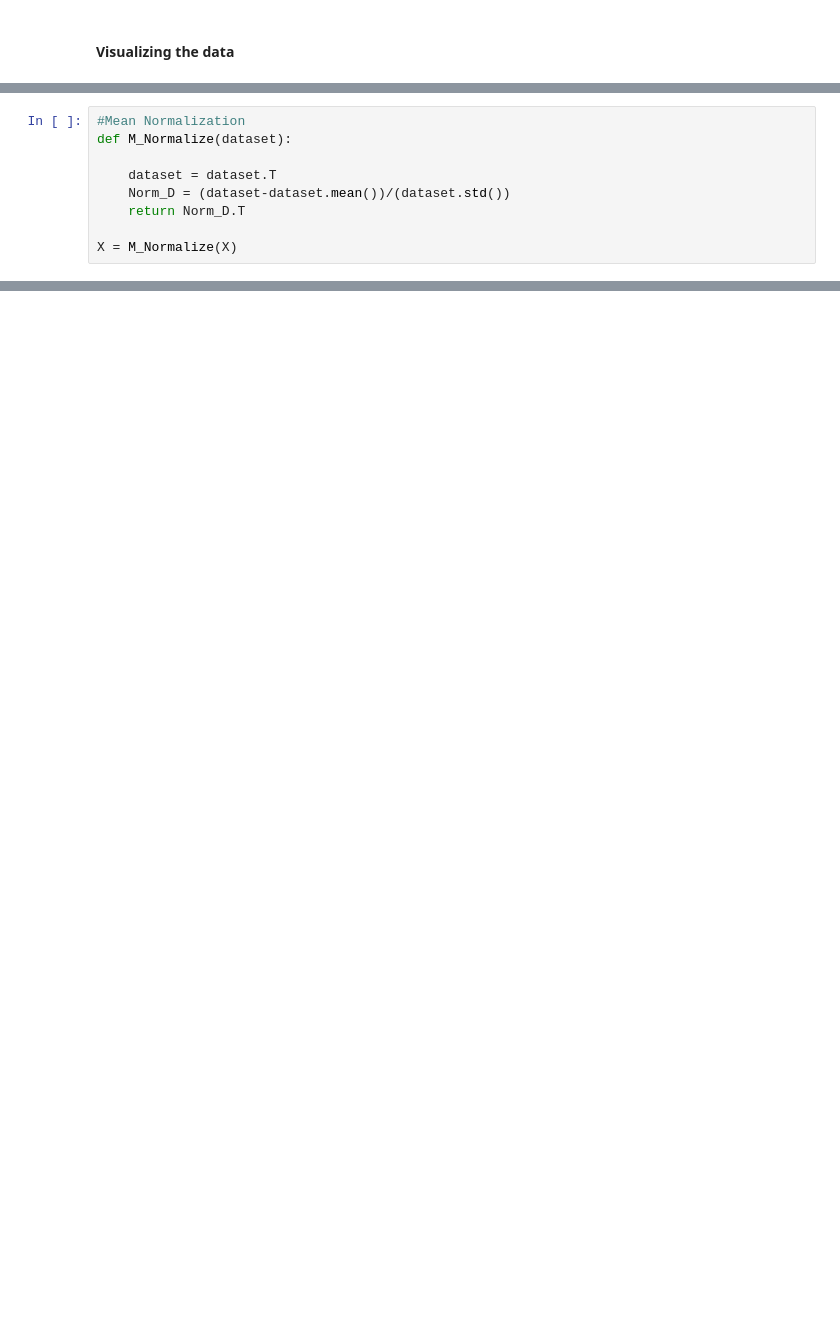
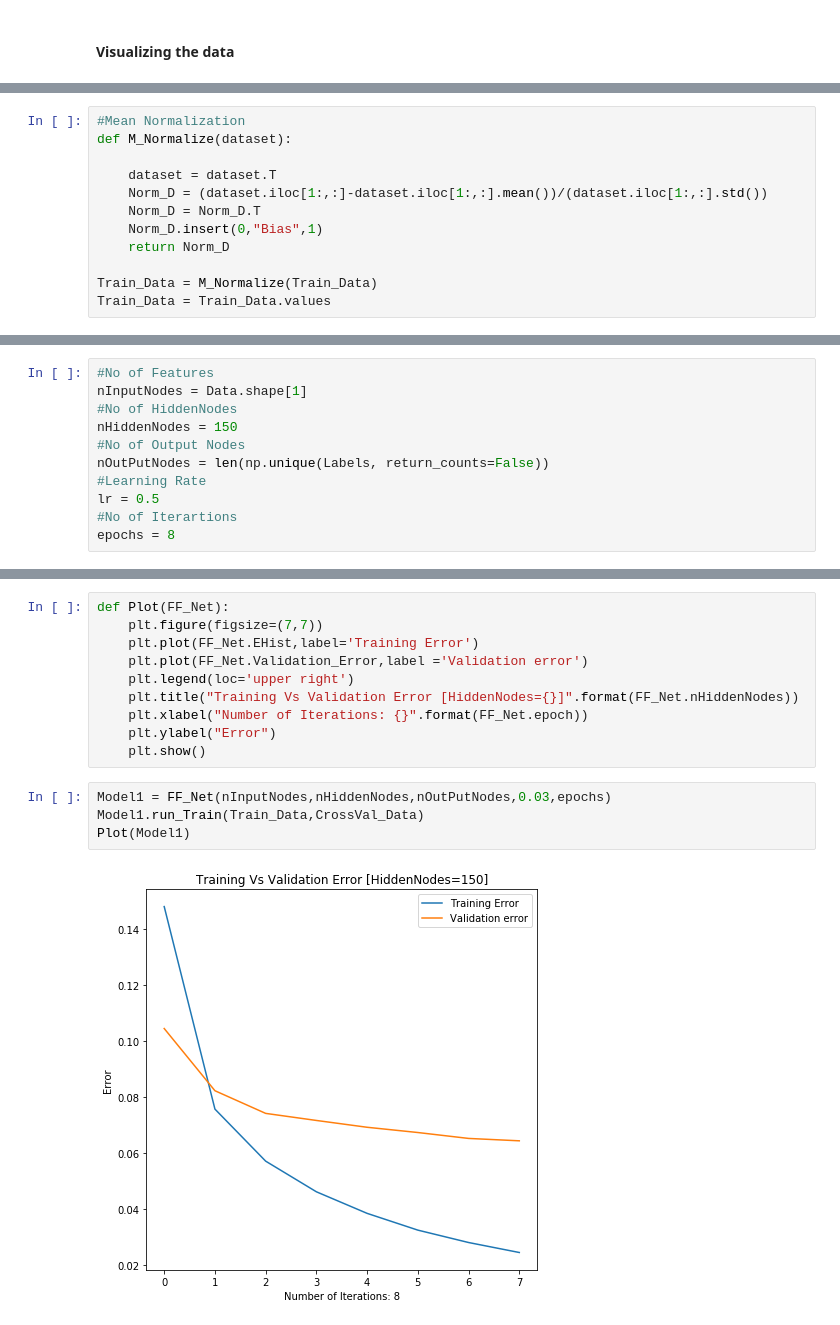
Before and after one commit to GauthamSks/Handwritten-Digit-Clasiffication, a Jupyter notebook: Handwritten Digit Classification.ipynb, the cells around one changed output, grey strips where cells are left out. Drawn from its saved outputs; the diff is of its cells as text; blank space fills up the shorter version.

```diff
--- a/Handwritten Digit Classification.ipynb
+++ b/Handwritten Digit Classification.ipynb
@@ -89,7 +97,10 @@ Display_Grid(Index)
 def M_Normalize(dataset):
 
     dataset = dataset.T
-    Norm_D = (dataset-dataset.mean())/(dataset.std())
-    return Norm_D.T
+    Norm_D = (dataset.iloc[1:,:]-dataset.iloc[1:,:].mean())/(dataset.iloc[1:,:].std())
+    Norm_D = Norm_D.T
+    Norm_D.insert(0,"Bias",1)
+    return Norm_D
 
-X = M_Normalize(X)
+Train_Data = M_Normalize(Train_Data)
+Train_Data = Train_Data.values
@@ -95,0 +109,11 @@ X = M_Normalize(X)
+# %%
+#No of Features
+nInputNodes = Data.shape[1]
+#No of HiddenNodes
+nHiddenNodes = 150
+#No of Output Nodes
+nOutPutNodes = len(np.unique(Labels, return_counts=False))
+#Learning Rate
+lr = 0.5
+#No of Iterartions
+epochs = 8
@@ -95,0 +207,16 @@ X = M_Normalize(X)
+# %%
+def Plot(FF_Net):
+    plt.figure(figsize=(7,7))
+    plt.plot(FF_Net.EHist,label='Training Error')
+    plt.plot(FF_Net.Validation_Error,label ='Validation error')
+    plt.legend(loc='upper right')
+    plt.title("Training Vs Validation Error [HiddenNodes={}]".format(FF_Net.nHiddenNodes))
+    plt.xlabel("Number of Iterations: {}".format(FF_Net.epoch))
+    plt.ylabel("Error")
+    plt.show()
+# %%
+Model1 = FF_Net(nInputNodes,nHiddenNodes,nOutPutNodes,0.03,epochs)
+Model1.run_Train(Train_Data,CrossVal_Data)
+Plot(Model1)
+# %% [output]
+[figure, added]
```
Also changed, not shown: parts of 10 cells of this notebook.
